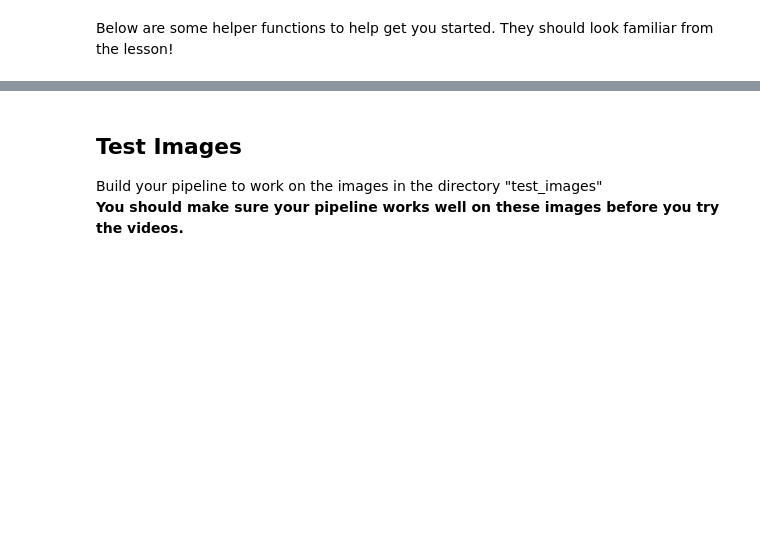
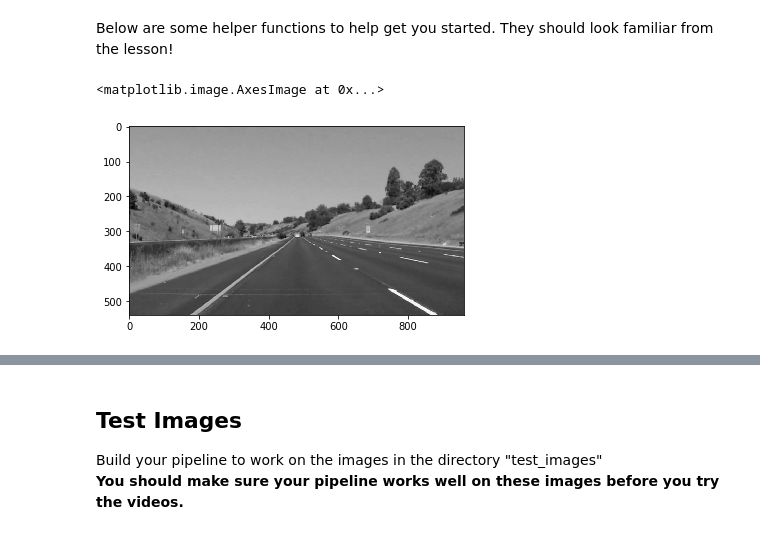
Before and after one commit to MohHelmy/Find_lane_line, a Jupyter notebook: P1.ipynb, the cells around one changed output, grey strips where cells are left out. Cells and saved outputs as stored; diff of their text form; code cells hidden in the pictures; blank space fills up the shorter version.

```diff
--- a/P1.ipynb
+++ b/P1.ipynb
@@ -82,3 +85,26 @@ image_trial = mpimg.imread('test_images/solidYellowLeft.jpg')
 ## Helper Functions
 # %% [markdown]
 Below are some helper functions to help get you started. They should look familiar from the lesson!
+# %%
+import math
+
+def grayscale(img):
+    """Applies the Grayscale transform
+    This will return an image with only one color channel
+    but NOTE: to see the returned image as grayscale
+    (assuming your grayscaled image is called 'gray')
+    you should call plt.imshow(gray, cmap='gray')"""
+
+    #img = mpimg.imread('test_images/solidWhiteRight.jpg')
+
+
+    return cv2.cvtColor(img, cv2.COLOR_BGR2GRAY)
+    # Or use BGR2GRAY if you read an image with cv2.imread()
+    #return cv2.cvtColor(img, cv2.COLOR_BGR2GRAY)
+
+
+ret_gray = grayscale(image_trial)
+plt.imshow(ret_gray, cmap='gray')
+# %% [output]
+<matplotlib.image.AxesImage at 0x...>
+[figure, added]
```
Also changed, not shown: parts of 9 cells of this notebook, 11 other files.
